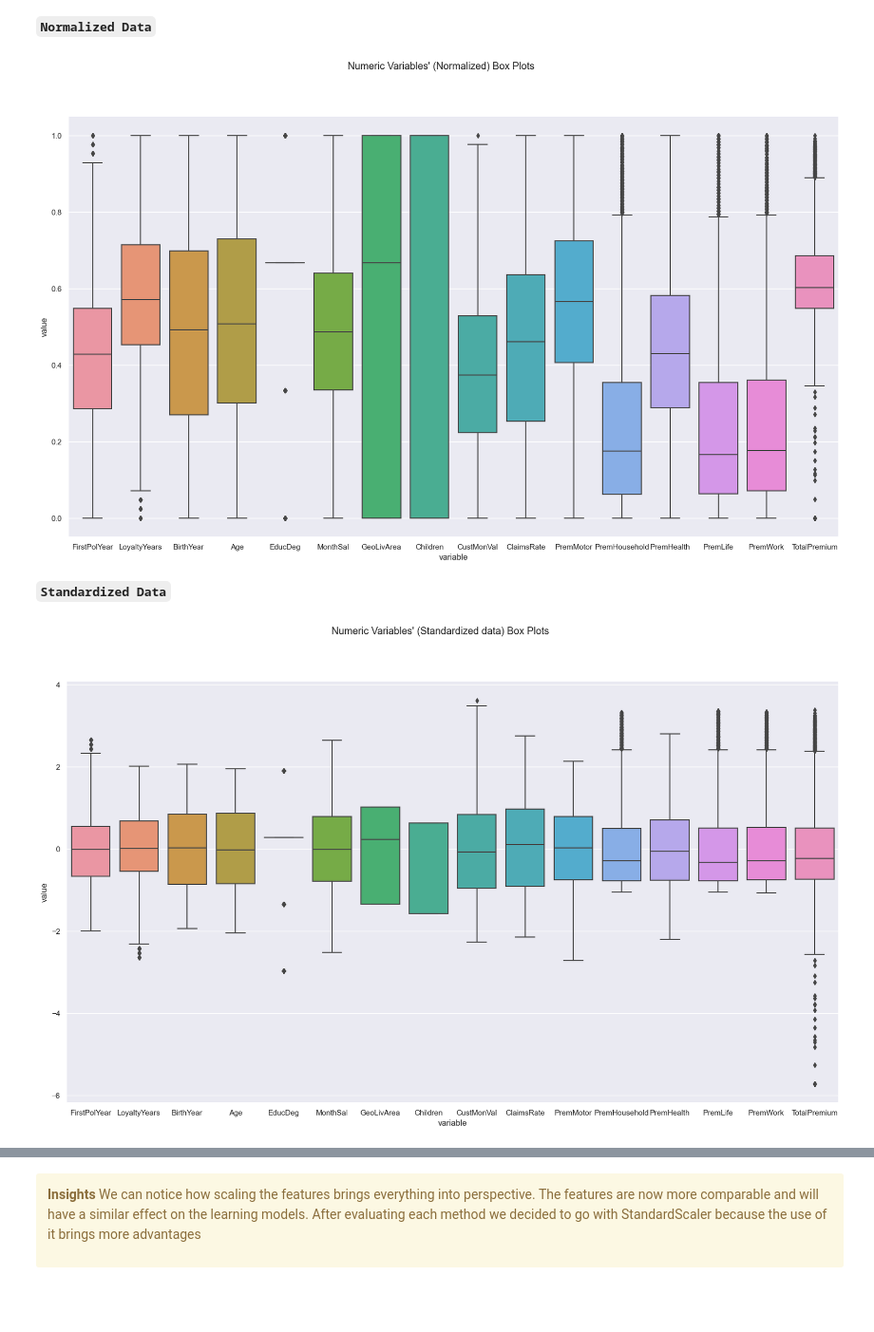
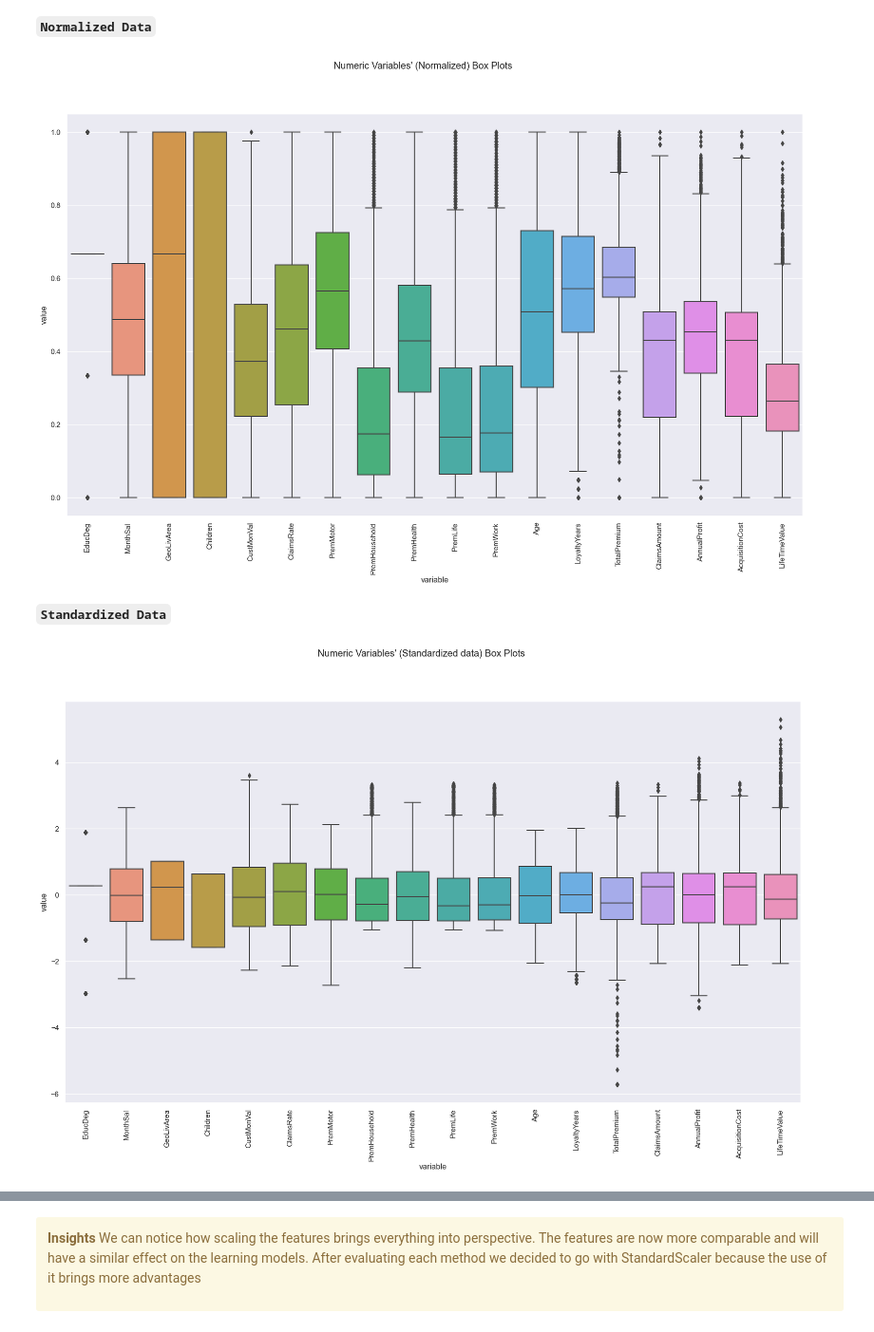
Before and after one commit to NassarX/insurance-customers-segmentation, a Jupyter notebook: a2z_insurance.ipynb, the cells around one changed output, grey strips where cells are left out. Shown at 95% size. Saved outputs shown, nothing was run; the diff lists cells and outputs as text; code cells hidden in the pictures; blank space fills up the shorter version.

```diff
--- a/a2z_insurance.ipynb
+++ b/a2z_insurance.ipynb
@@ -847,0 +832,23 @@ df.insert(15, 'TotalPremium',  df['PremLife'] + df['PremWork'] + df['PremMotor']
+# %%
+# inserting new column 'Age' to carry customer age.
+df.insert(len(df.columns), 'Age', current_year - df['BirthYear'])
+
+# Number of Years of Loyalty
+df.insert(len(df.columns), 'LoyaltyYears', current_year - df['FirstPolYear'])
+
+# Summing All premiums
+df.insert(len(df.columns), 'TotalPremium',  df['PremLife'] + df['PremWork'] + df['PremMotor'] + df['PremHealth'] + df['PremHousehold'])
+
+# As ClaimsRate = Amount paid by the insurance company / Premium then  **in the last 2 years**
+df.insert(len(df.columns), 'ClaimsAmount',  (df['ClaimsRate'] / 2) * df['TotalPremium'])
+
+# Annual Profit = Total Premiums paid by user **Annual Premiums (2016).** - Amount paid by the insurance company
+df.insert(len(df.columns), 'AnnualProfit',  df['TotalPremium'] - df['ClaimsAmount'])
+
+# Acquisition Cost = annual profit from user - customer Monetary amount (Yearly)
+df.insert(len(df.columns), 'AcquisitionCost',  df['AnnualProfit'] - df['CustMonVal'])
+
+# Lifetime value = (annual profit from the customer) X (number of years that they are a customer) - (acquisition cost)
+df.insert(len(df.columns), 'LifeTimeValue',  (df['AnnualProfit'] * df['LoyaltyYears']) - df['AcquisitionCost'])
+# %%
+df.drop(columns=['FirstPolYear', 'BirthYear'], inplace=True)
@@ -909,6 +938,6 @@ df_norm_scaled.describe().round(2)
 
 `Standardization` is the process of placing dissimilar features on the same scale. Standardized data in other words can be defined as rescaling the attributes in such a way that their mean is 0 and standard deviation becomes 1.
 # %%
-df_stand_scaled = df.copy()
-df_stand_scaled.head()
+df_copy = df.copy()
+df_copy.head()
 # %% [output]
@@ -924,5 +953,6 @@ df_stand_scaled.head()
 stand_scaler = StandardScaler()
 
 # Fit scaler & transform training data
-df_stand = stand_scaler.fit_transform(df_stand_scaled)
-df_stand_scaled[df.columns] = df_stand
+df_stand_data = stand_scaler.fit_transform(df_copy)
+df_stand_scaled = pd.DataFrame(df_stand_data, index=df_copy.index, columns=df_copy.columns)
+df_stand_scaled.head()
@@ -999,6 +1040,7 @@ plt.subplots(figsize=(20, 11))
 
 # Plot data
 sns.boxplot(x="variable", y="value", data=pd.melt(df_norm_scaled))
+plt.xticks(rotation=90)
 
 # Layout
 # Add a centered title to the figure:
@@ -1009,29 +1051,30 @@ plt.suptitle(title)
 plt.savefig(os.path.join(figures_path, 'numeric_variables_normalized_data_boxplots.png'), dpi=200)
 plt.show()
 # %% [output]
-[figure, old version]
+[figure, new version]
 # %% [markdown]
 __`Standardized Data`__
 # %%
 # All Numeric Variables' Box Plots in one figure
 sns.set()
 
 # Prepare figure. Create individual axes where each box plot will be placed
 plt.subplots(figsize=(20, 11))
 
 # Plot data
 sns.boxplot(x="variable", y="value", data=pd.melt(df_stand_scaled))
+plt.xticks(rotation=90)
 
 # Layout
 # Add a centered title to the figure:
 title = "Numeric Variables' (Standardized data) Box Plots"
 
 plt.suptitle(title)
 
 plt.savefig(os.path.join(figures_path, 'numeric_variables_standarized_boxplots.png'), dpi=200)
 plt.show()
 # %% [output]
-[figure, old version]
+[figure, new version]
 # %%
 df_scaled = df_stand_scaled
 df_scaled.head()
```
Also changed, not shown: parts of 77 cells of this notebook, 10 other files.
